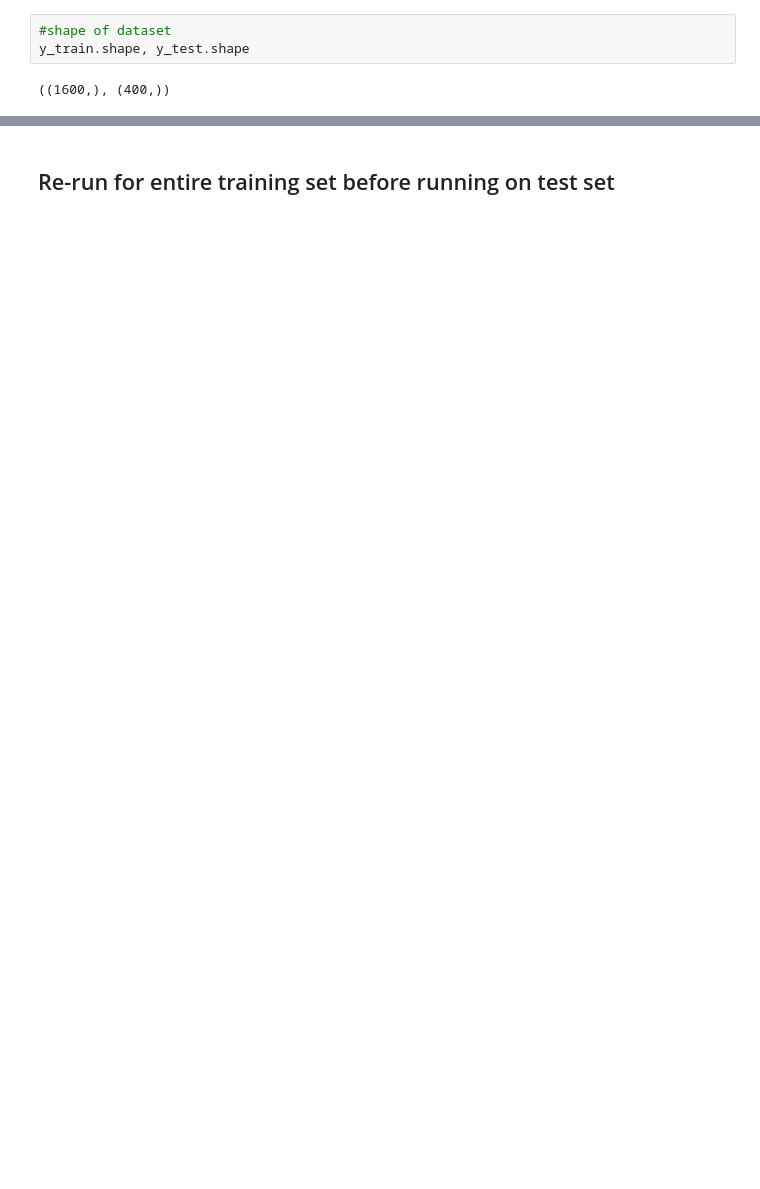
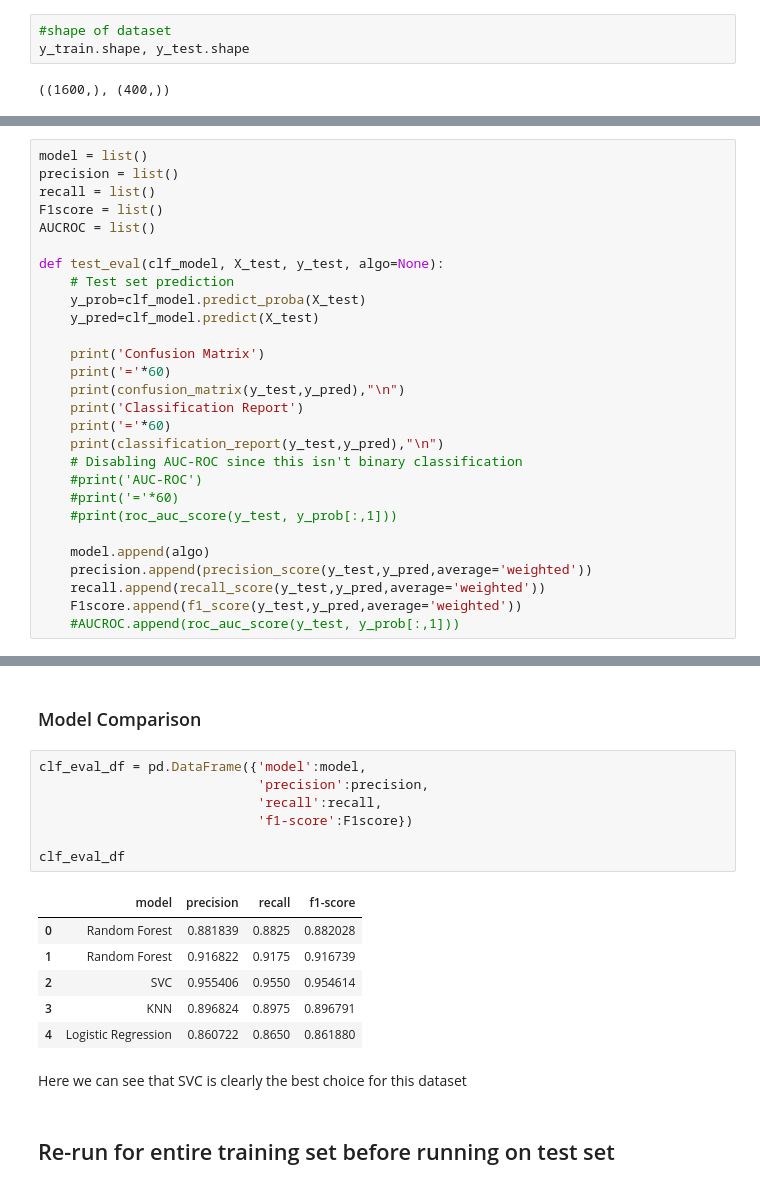
Before and after one commit to kaledev/MobilePriceClassification, a Jupyter notebook: MobilePriceClassification.ipynb, the cells around one changed output, grey strips where cells are left out. Cells and saved outputs as stored; diff of their text form; blank space fills up the shorter version.

```diff
--- a/MobilePriceClassification.ipynb
+++ b/MobilePriceClassification.ipynb
@@ -154,0 +183,28 @@ param_grid = {'bootstrap': [True, False],
+# %%
+model = list()
+precision = list()
+recall = list()
+F1score = list()
+AUCROC = list()
+
+def test_eval(clf_model, X_test, y_test, algo=None):
+    # Test set prediction
+    y_prob=clf_model.predict_proba(X_test)
+    y_pred=clf_model.predict(X_test)
+
+    print('Confusion Matrix')
+    print('='*60)
+    print(confusion_matrix(y_test,y_pred),"\n")
+    print('Classification Report')
+    print('='*60)
+    print(classification_report(y_test,y_pred),"\n")
+    # Disabling AUC-ROC since this isn't binary classification
+    #print('AUC-ROC')
+    #print('='*60)
+    #print(roc_auc_score(y_test, y_prob[:,1]))
+
+    model.append(algo)
+    precision.append(precision_score(y_test,y_pred,average='weighted'))
+    recall.append(recall_score(y_test,y_pred,average='weighted'))
+    F1score.append(f1_score(y_test,y_pred,average='weighted'))
+    #AUCROC.append(roc_auc_score(y_test, y_prob[:,1]))
@@ -211,2 +460,20 @@ weighted avg       0.91      0.91      0.91       400
+# %% [markdown]
+### Model Comparison
+# %%
+clf_eval_df = pd.DataFrame({'model':model,
+                            'precision':precision,
+                            'recall':recall,
+                            'f1-score':F1score})
+
+clf_eval_df
+# %% [output]
+|  | model | precision | recall | f1-score |
+| 0 | Random Forest | 0.881839 | 0.8825 | 0.882028 |
+| 1 | Random Forest | 0.916822 | 0.9175 | 0.916739 |
+| 2 | SVC | 0.955406 | 0.9550 | 0.954614 |
+| 3 | KNN | 0.896824 | 0.8975 | 0.896791 |
+| 4 | Logistic Regression | 0.860722 | 0.8650 | 0.861880 |
+# %% [markdown]
+Here we can see that SVC is clearly the best choice for this dataset
 # %% [markdown]
 ## Re-run for entire training set before running on test set
```
Also changed, not shown: parts of 59 cells of this notebook.
